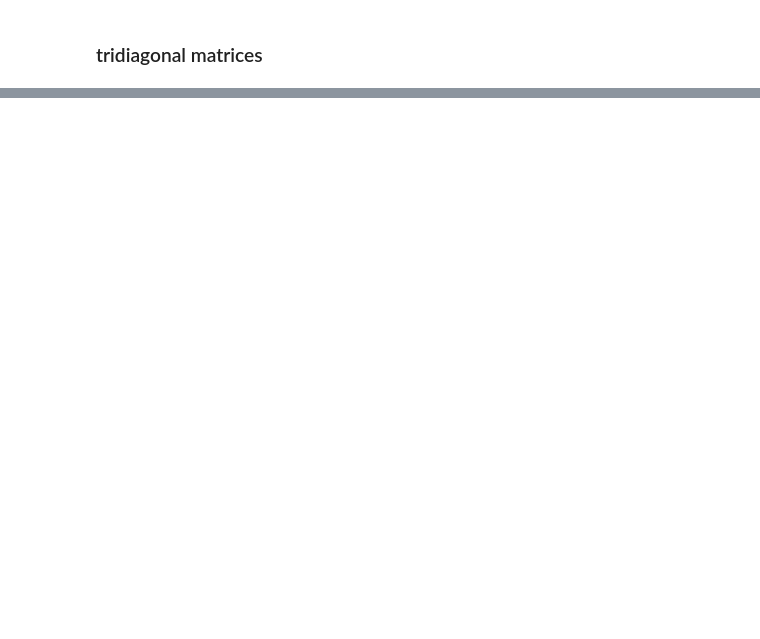
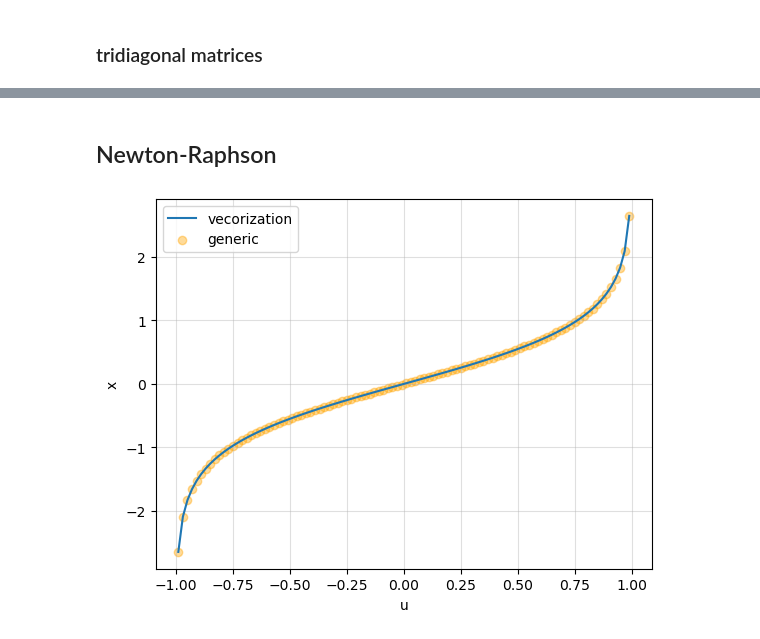
Before and after one commit to jamesobaldwin/CUNY_coursework, a Jupyter notebook: CM/code/CM_practice_code.ipynb, the cells around one changed output, grey strips where cells are left out. Drawn from its saved outputs; the diff is of its cells as text; code cells hidden in the pictures; blank space fills up the shorter version.

```diff
--- a/CM/code/CM_practice_code.ipynb
+++ b/CM/code/CM_practice_code.ipynb
@@ -326,0 +239,16 @@ plt.show()
+# %%
+c = np.arange(0,3.1,0.1)
+x = 1
+
+def fn(c):
+    return 1 - np.exp(-c*x)
+
+def relax(func, c, guess):
+    for k in range(100):
+        guess = func(c)
+    return guess
+
+solns = relax(fn, c, x)
+# %%
+for k in range(100):
+    x = fn(c)
@@ -326,0 +263,35 @@ plt.show()
+# %% [markdown]
+## Newton-Raphson
+# %%
+# example 6.4: inverse hyperbolic tangent
+
+eps = 1e-12
+
+def arctanh(u):
+    x = 0.
+    delta = 1.
+    while np.abs(delta) > eps:
+        delta = (np.tanh(x) - u)*np.cosh(x)**2
+        x -= delta
+    return x
+
+# python/vectorization solution
+arctanh_vec = np.vectorize(arctanh)
+u_vals_vec = np.linspace(-0.99, 0.99, 100)
+x_points_vec = arctanh_vec(u_vals)
+
+# generic solution
+u_vals_gen = np.linspace(-0.99, 0.99, 100)
+x_points_gen = []
+for u in u_vals:
+    x_points_gen.append(arctanh(u))
+
+plt.plot(u_vals_vec, x_points_vec, label='vecorization')
+plt.scatter(u_vals_gen, x_points_gen, color='orange', alpha=0.4, label='generic')
+plt.xlabel('u')
+plt.ylabel('x')
+plt.grid(alpha=0.4)
+plt.legend()
+plt.show()
+# %% [output]
+[figure, added]
```
Also changed, not shown: parts of 26 cells of this notebook.
